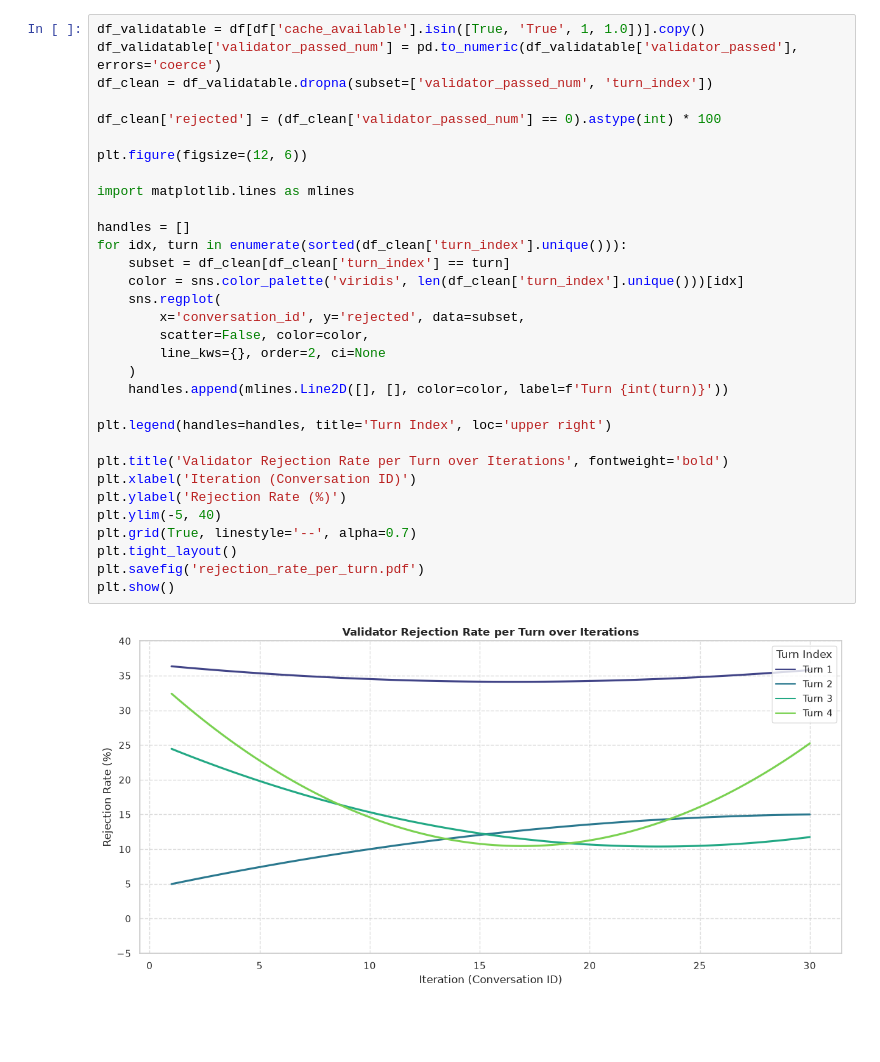
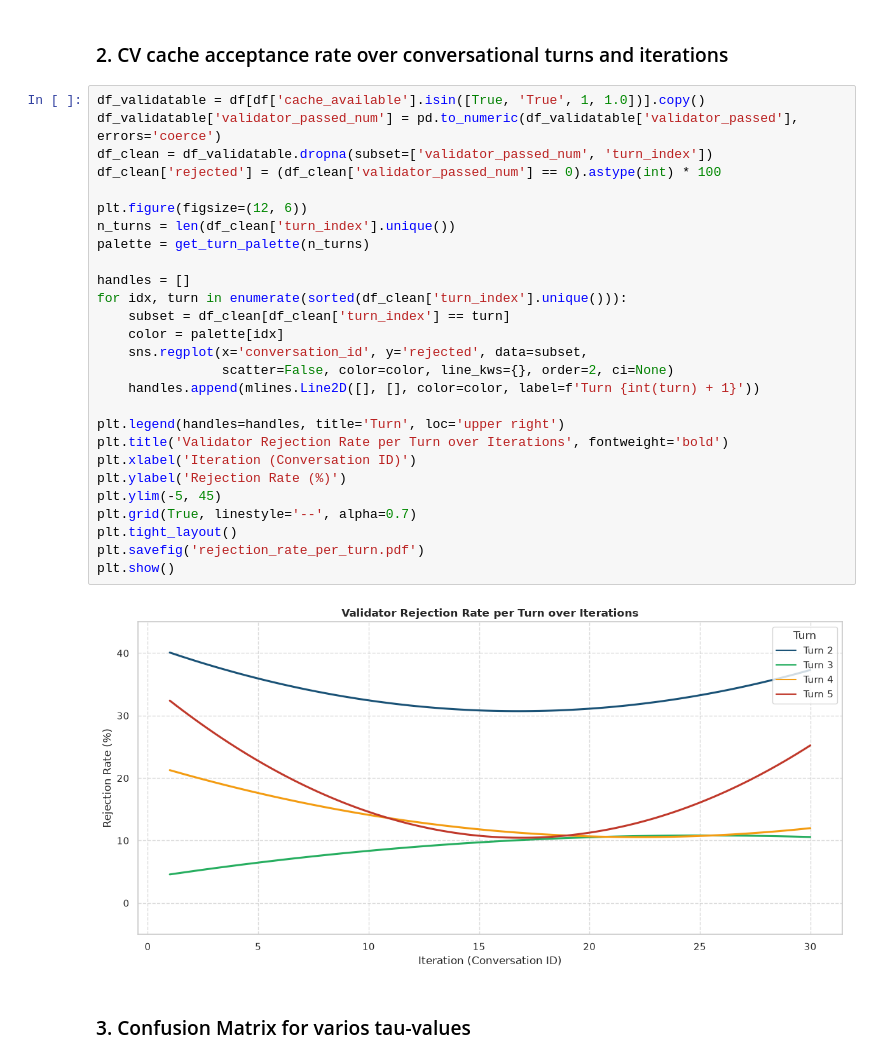
Before and after one commit to Daniel-Innsbruck/masterarbeit, a Jupyter notebook: phase_1_validation/caching_efficiency/cache_efficiency_analysis.ipynb, the cells around one changed output. Drawn from its saved outputs; the diff is of its cells as text; blank space fills up the shorter version.

Commit message:
DOCS: Update ipynb, add plots with standard color scheme

```diff
--- a/phase_1_validation/caching_efficiency/cache_efficiency_analysis.ipynb
+++ b/phase_1_validation/caching_efficiency/cache_efficiency_analysis.ipynb
@@ -183,35 +237,34 @@ plt.show()
+# %% [markdown]
+### 2. CV cache acceptance rate over conversational turns and iterations
 # %%
 df_validatable = df[df['cache_available'].isin([True, 'True', 1, 1.0])].copy()
 df_validatable['validator_passed_num'] = pd.to_numeric(df_validatable['validator_passed'], errors='coerce')
 df_clean = df_validatable.dropna(subset=['validator_passed_num', 'turn_index'])
-
 df_clean['rejected'] = (df_clean['validator_passed_num'] == 0).astype(int) * 100
 
 plt.figure(figsize=(12, 6))
-
-import matplotlib.lines as mlines
+n_turns = len(df_clean['turn_index'].unique())
+palette = get_turn_palette(n_turns)
 
 handles = []
 for idx, turn in enumerate(sorted(df_clean['turn_index'].unique())):
     subset = df_clean[df_clean['turn_index'] == turn]
-    color = sns.color_palette('viridis', len(df_clean['turn_index'].unique()))[idx]
-    sns.regplot(
-        x='conversation_id', y='rejected', data=subset,
-        scatter=False, color=color,
-        line_kws={}, order=2, ci=None
-    )
-    handles.append(mlines.Line2D([], [], color=color, label=f'Turn {int(turn)}'))
+    color = palette[idx]
+    sns.regplot(x='conversation_id', y='rejected', data=subset,
+                scatter=False, color=color, line_kws={}, order=2, ci=None)
+    handles.append(mlines.Line2D([], [], color=color, label=f'Turn {int(turn) + 1}'))
 
-plt.legend(handles=handles, title='Turn Index', loc='upper right')
-
+plt.legend(handles=handles, title='Turn', loc='upper right')
 plt.title('Validator Rejection Rate per Turn over Iterations', fontweight='bold')
 plt.xlabel('Iteration (Conversation ID)')
 plt.ylabel('Rejection Rate (%)')
-plt.ylim(-5, 40)
+plt.ylim(-5, 45)
 plt.grid(True, linestyle='--', alpha=0.7)
 plt.tight_layout()
 plt.savefig('rejection_rate_per_turn.pdf')
 plt.show()
 # %% [output]
-[figure, old version]
+[figure, new version]
+# %% [markdown]
+### 3. Confusion Matrix for varios tau-values
 # %%
```
Also changed, not shown: parts of 21 cells of this notebook, 10 other files.
